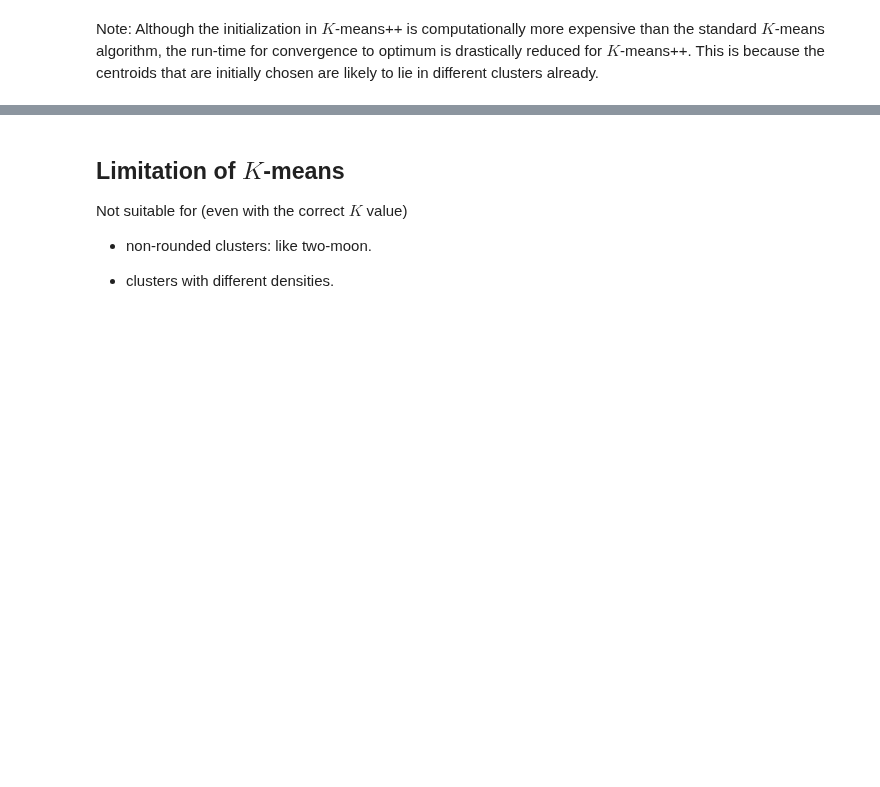
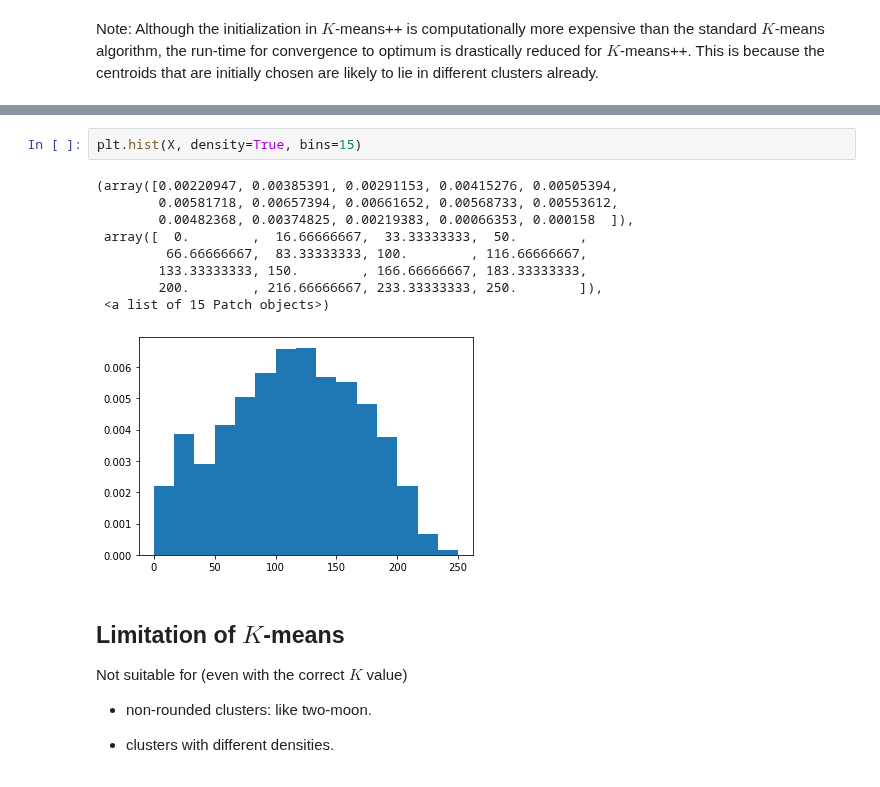
Before and after one commit to yexf308/MachineLearning, a Jupyter notebook: 16_Kmeans2.ipynb, the cells around one changed output, grey strips where cells are left out. Cells and saved outputs as stored; diff of their text form; blank space fills up the shorter version.

```diff
--- a/16_Kmeans2.ipynb
+++ b/16_Kmeans2.ipynb
@@ -248,3 +269,15 @@ Note: Although the initialization in $K$-means++ is computationally more expensi
+# %%
+plt.hist(X, density=True, bins=15)
+# %% [output]
+(array([0.00220947, 0.00385391, 0.00291153, 0.00415276, 0.00505394,
+        0.00581718, 0.00657394, 0.00661652, 0.00568733, 0.00553612,
+        0.00482368, 0.00374825, 0.00219383, 0.00066353, 0.000158  ]),
+ array([  0.        ,  16.66666667,  33.33333333,  50.        ,
+         66.66666667,  83.33333333, 100.        , 116.66666667,
+        133.33333333, 150.        , 166.66666667, 183.33333333,
+        200.        , 216.66666667, 233.33333333, 250.        ]),
+ <a list of 15 Patch objects>)
+[figure, added]
 # %% [markdown]
 ## Limitation of $K$-means
 Not suitable for (even with the correct $K$ value)
```
Also changed, not shown: parts of 5 cells of this notebook.
